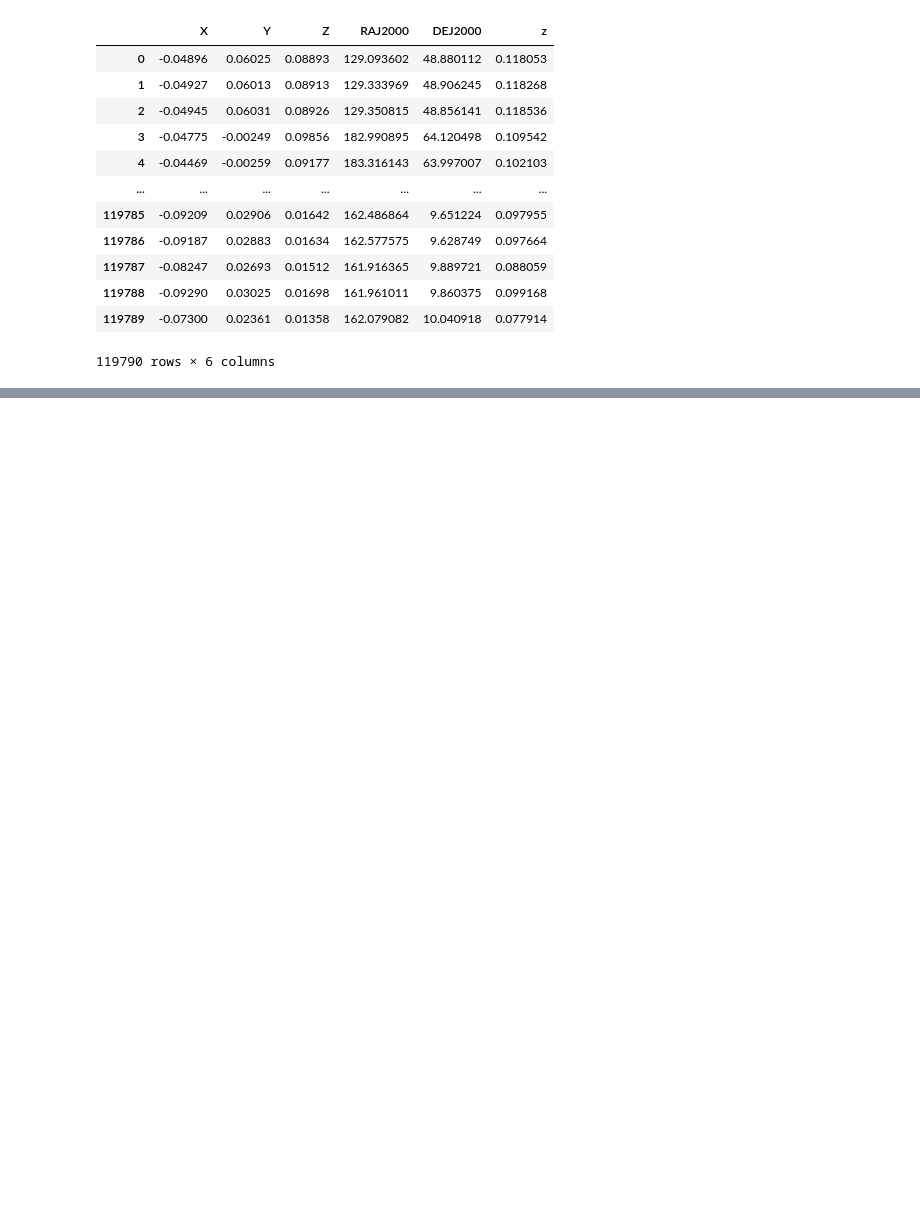
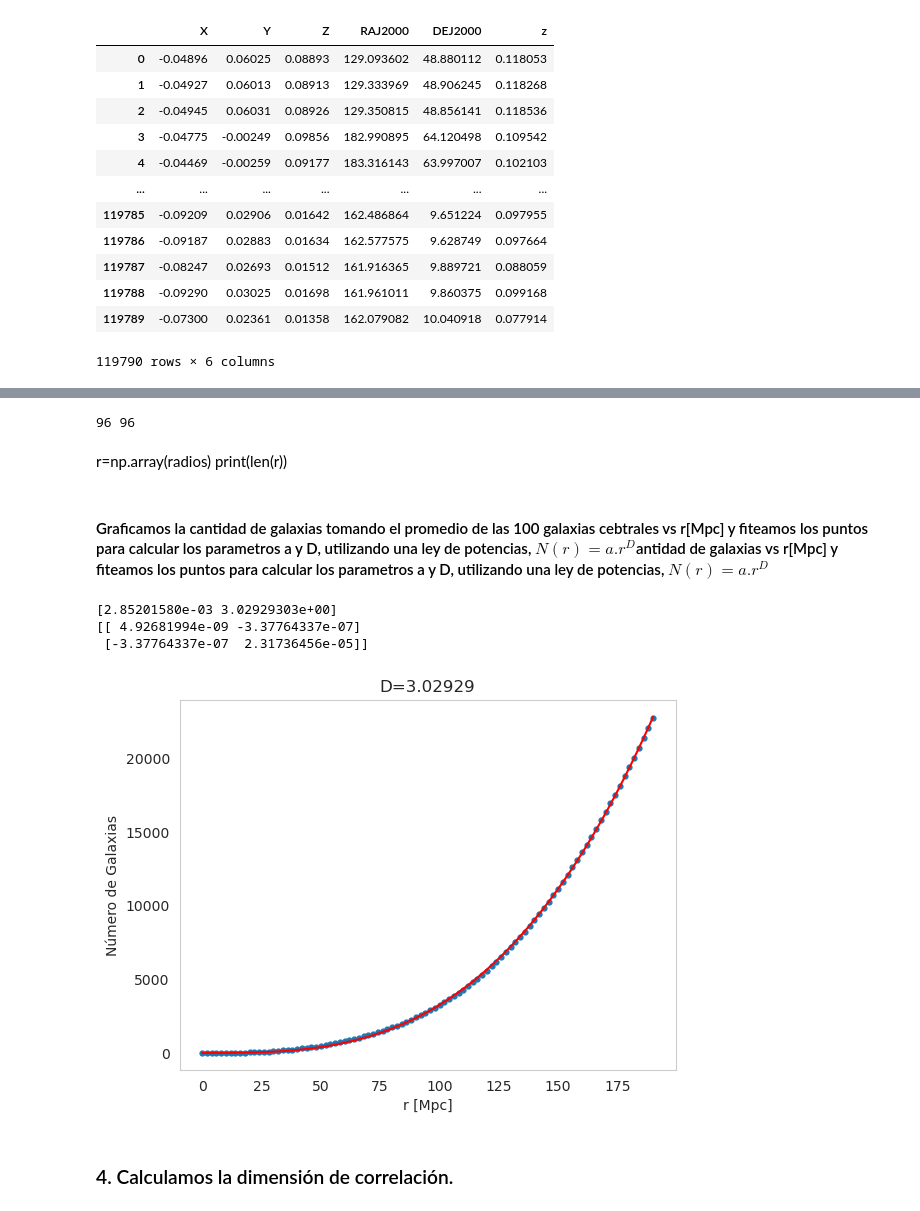
Before and after one commit to manulv96/Calculo-de-dimension-fractal--HCC, a Jupyter notebook: CodigoHCC.ipynb, the cells around one changed output, grey strips where cells are left out. Saved outputs shown, nothing was run; the diff lists cells and outputs as text; code cells hidden in the pictures; blank space fills up the shorter version.

```diff
--- a/CodigoHCC.ipynb
+++ b/CodigoHCC.ipynb
@@ -234,0 +186,4 @@ tabla2.close()
+# %%
+xc=np.array(xc)
+yc=np.array(yc)
+zc=np.array(zc)
@@ -259,2 +217,44 @@ for r in range(96):
 
 tabla2.close()
+# %%
+ni=np.array(suma)
+ni_p=np.array(suma2)
+# %%
+ra=[]
+for j in range(0,192,2):
+
+    ra.append(j)
+# %%
+ra=np.array(ra)
+print(len(ra),len(ni_p))
+# %% [output]
+96 96
+# %% [markdown]
+r=np.array(radios)
+print(len(r))
+# %% [markdown]
+ #### Graficamos la cantidad de galaxias tomando el promedio de las 100 galaxias cebtrales vs r[Mpc] y fiteamos los puntos para calcular los parametros a y D, utilizando una ley de potencias, $N(r)=a.r^D$antidad de galaxias vs r[Mpc] y fiteamos los puntos para calcular los parametros a y D, utilizando una ley de potencias, $N(r)=a.r^D$
+# %%
+fig, ax=plt.subplots(1,1)
+
+def funcion2 (y,v,g):
+
+    return v*y**g
+
+resu,cova =curve_fit(funcion2, ra, ni_p/M)
+ax.plot(ra, funcion2(ra, 0.00285 ,3.02929),color='red', lw=1.5)
+plt.scatter(ra, ni_p/M, s=12)
+ax.set_title('D=3.02929')
+ax.set_xlabel('r [Mpc]')
+ax.set_ylabel('Número de Galaxias')
+plt.grid()
+print(resu)
+print(cova)
+plt.savefig("dimension_promedio.eps");
+# %% [output]
+[2.85201580e-03 3.02929303e+00]
+[[ 4.92681994e-09 -3.37764337e-07]
+ [-3.37764337e-07  2.31736456e-05]]
+[figure, added]
+# %% [markdown]
+### 4. Calculamos la dimensión de correlación.
```
Also changed, not shown: parts of 51 cells of this notebook.
